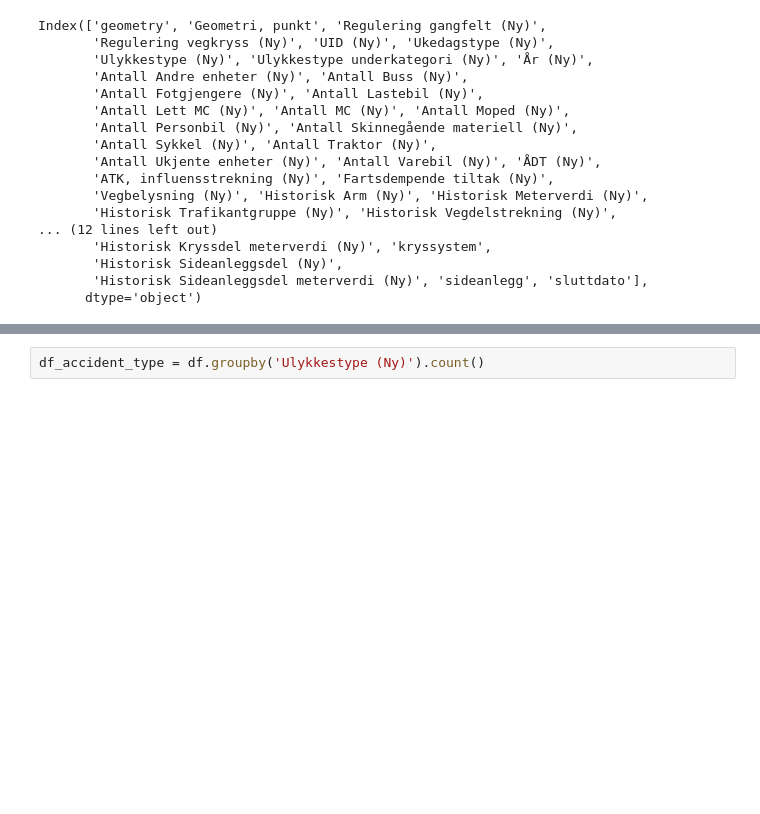
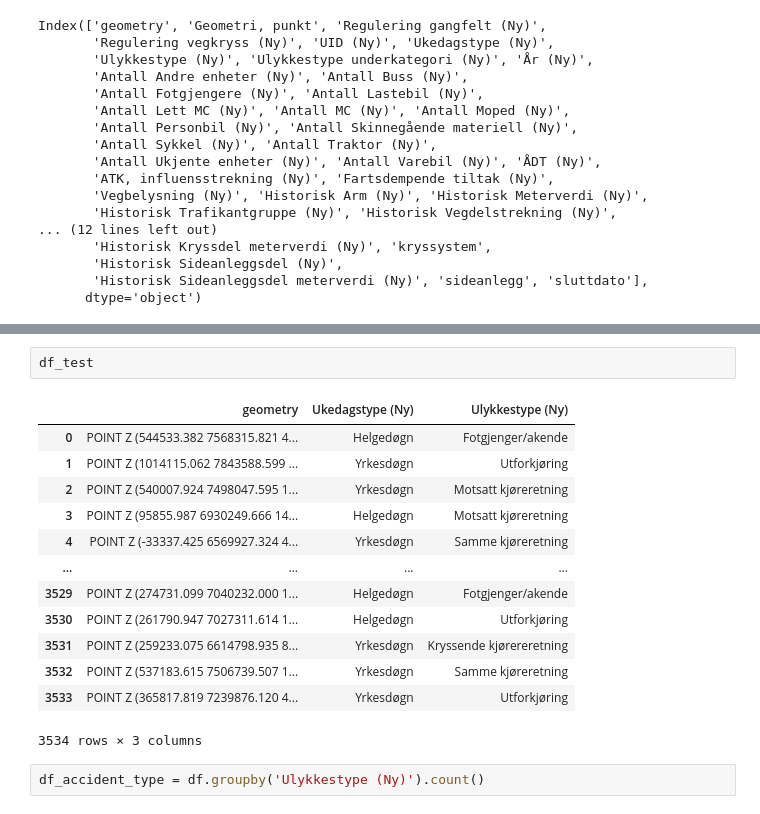
Before and after one commit to matsmichelsen/data-science-template, a Jupyter notebook: notebooks/traffic_accidents.ipynb, the cells around one changed output, grey strips where cells are left out. Cells and saved outputs as stored; diff of their text form; blank space fills up the shorter version.

```diff
--- a/notebooks/traffic_accidents.ipynb
+++ b/notebooks/traffic_accidents.ipynb
@@ -74,3 +94,19 @@ df
+# %%
+df_test
+# %% [output]
+|  | geometry | Ukedagstype (Ny) | Ulykkestype (Ny) |
+| 0 | POINT Z (544533.382 7568315.821 4... | Helgedøgn | Fotgjenger/akende |
+| 1 | POINT Z (1014115.062 7843588.599 ... | Yrkesdøgn | Utforkjøring |
+| 2 | POINT Z (540007.924 7498047.595 1... | Yrkesdøgn | Motsatt kjøreretning |
+| 3 | POINT Z (95855.987 6930249.666 14... | Helgedøgn | Motsatt kjøreretning |
+| 4 | POINT Z (-33337.425 6569927.324 4... | Yrkesdøgn | Samme kjøreretning |
+| ... | ... | ... | ... |
+| 3529 | POINT Z (274731.099 7040232.000 1... | Helgedøgn | Fotgjenger/akende |
+| 3530 | POINT Z (261790.947 7027311.614 1... | Helgedøgn | Utforkjøring |
+| 3531 | POINT Z (259233.075 6614798.935 8... | Yrkesdøgn | Kryssende kjørereretning |
+| 3532 | POINT Z (537183.615 7506739.507 1... | Yrkesdøgn | Samme kjøreretning |
+| 3533 | POINT Z (365817.819 7239876.120 4... | Yrkesdøgn | Utforkjøring |
+3534 rows × 3 columns
 # %%
 df_accident_type = df.groupby('Ulykkestype (Ny)').count()
 # %%
```
Also changed, not shown: parts of 11 cells of this notebook.
